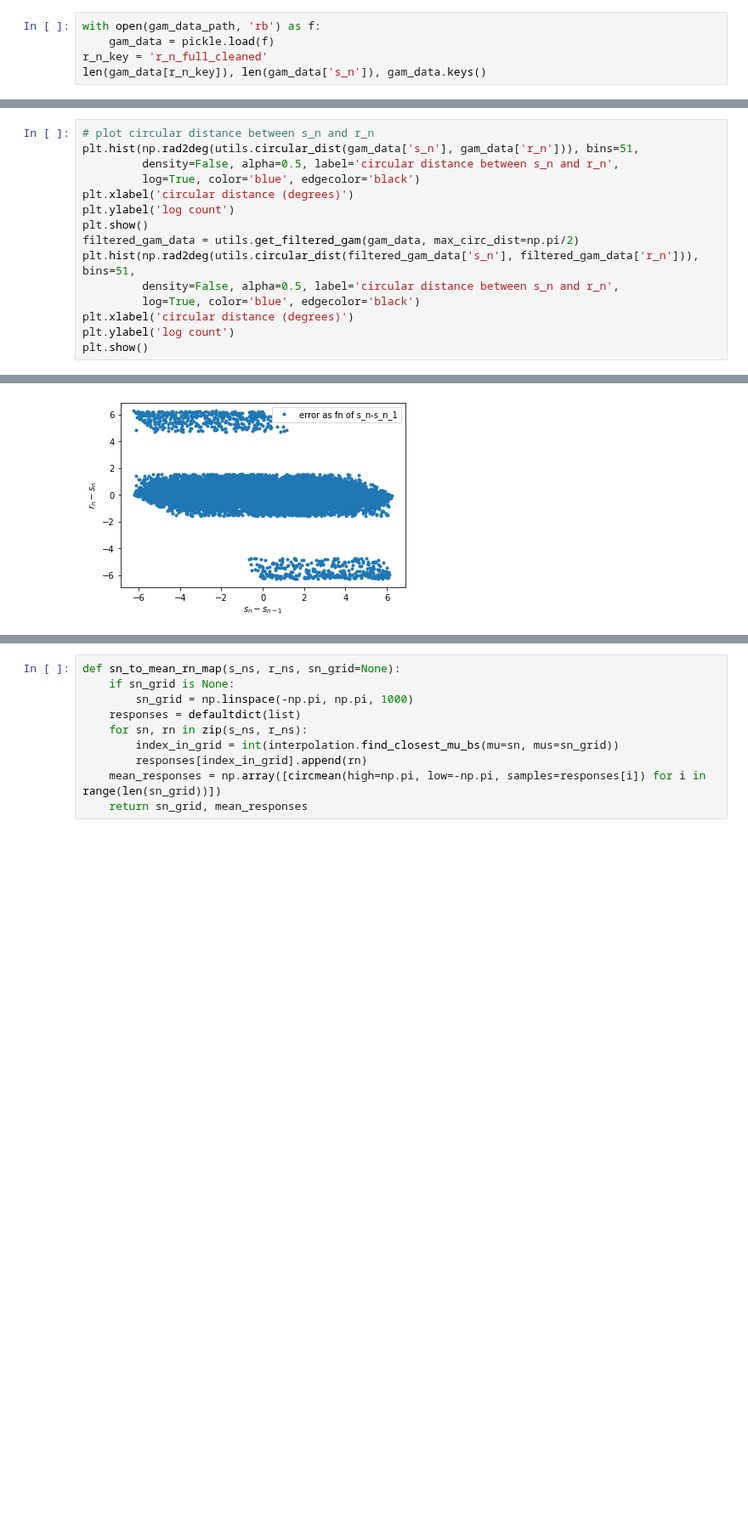
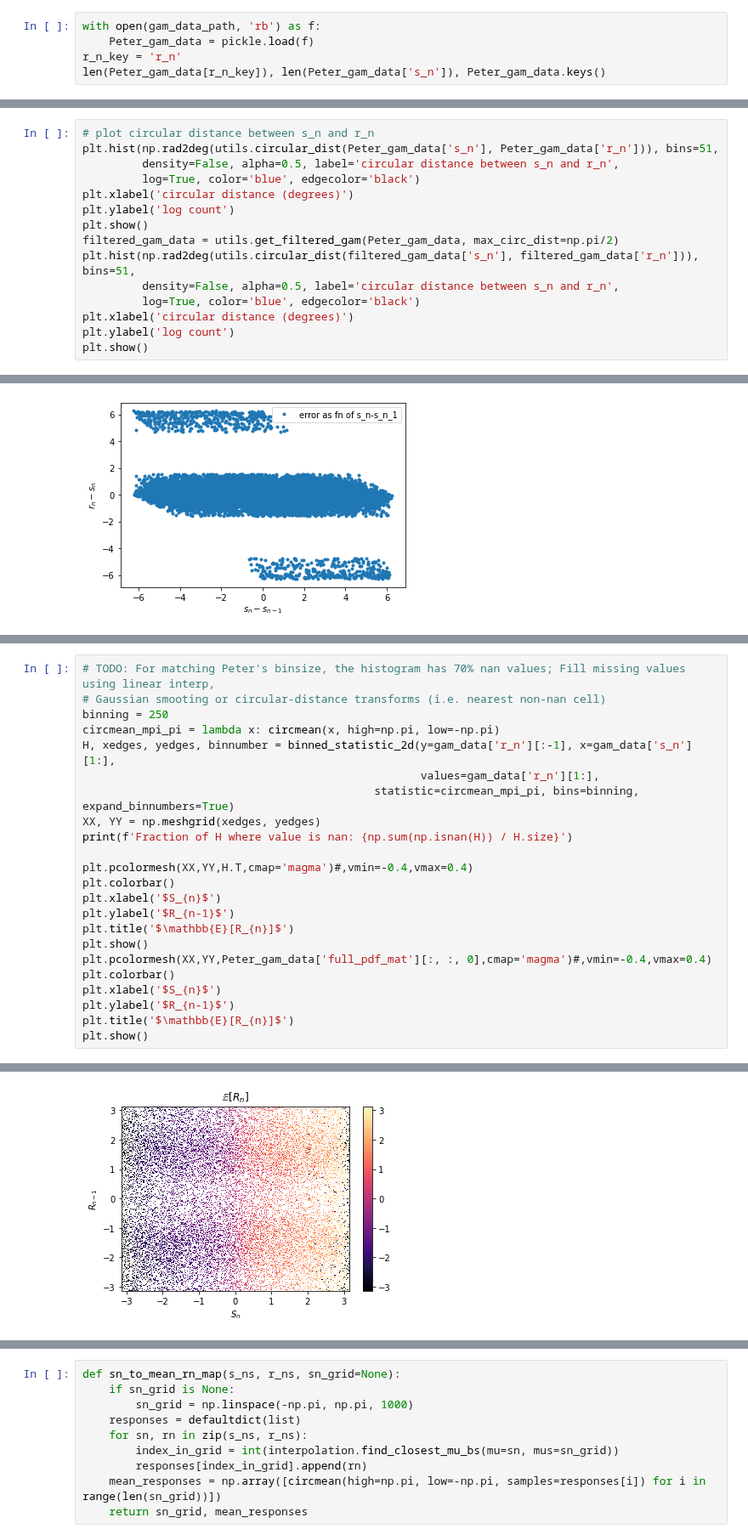
Before and after one commit to ak47na/multisensory_causal_inference, a Jupyter notebook: serial_dependence.ipynb, the cells around one changed output, grey strips where cells are left out. Shown at 85% size. Cells and saved outputs as stored; diff of their text form; blank space fills up the shorter version.

Commit message:
add gam-format data from filtered dataset

```diff
--- a/serial_dependence.ipynb
+++ b/serial_dependence.ipynb
@@ -24,8 +15,8 @@ gam_data_path = './base_bayesian_contour_1_circular_gam.pkl'
 # %%
 with open(gam_data_path, 'rb') as f:
-    gam_data = pickle.load(f)
-r_n_key = 'r_n_full_cleaned'
-len(gam_data[r_n_key]), len(gam_data['s_n']), gam_data.keys()
+    Peter_gam_data = pickle.load(f)
+r_n_key = 'r_n'
+len(Peter_gam_data[r_n_key]), len(Peter_gam_data['s_n']), Peter_gam_data.keys()
 # %% [output]
 (24219,
  24219,
@@ -46,12 +39,12 @@ Filter lapses
 # %%
 # plot circular distance between s_n and r_n
-plt.hist(np.rad2deg(utils.circular_dist(gam_data['s_n'], gam_data['r_n'])), bins=51,
+plt.hist(np.rad2deg(utils.circular_dist(Peter_gam_data['s_n'], Peter_gam_data['r_n'])), bins=51,
          density=False, alpha=0.5, label='circular distance between s_n and r_n',
          log=True, color='blue', edgecolor='black')
 plt.xlabel('circular distance (degrees)')
 plt.ylabel('log count')
 plt.show()
-filtered_gam_data = utils.get_filtered_gam(gam_data, max_circ_dist=np.pi/2)
+filtered_gam_data = utils.get_filtered_gam(Peter_gam_data, max_circ_dist=np.pi/2)
 plt.hist(np.rad2deg(utils.circular_dist(filtered_gam_data['s_n'], filtered_gam_data['r_n'])), bins=51,
          density=False, alpha=0.5, label='circular distance between s_n and r_n',
          log=True, color='blue', edgecolor='black')
@@ -97,0 +95,24 @@ plt.show()
+# %%
+# TODO: For matching Peter's binsize, the histogram has 70% nan values; Fill missing values using linear interp,
+# Gaussian smooting or circular-distance transforms (i.e. nearest non-nan cell)
+binning = 250
+circmean_mpi_pi = lambda x: circmean(x, high=np.pi, low=-np.pi)
+H, xedges, yedges, binnumber = binned_statistic_2d(y=gam_data['r_n'][:-1], x=gam_data['s_n'][1:],
+                                                   values=gam_data['r_n'][1:],
+                                            statistic=circmean_mpi_pi, bins=binning, expand_binnumbers=True)
+XX, YY = np.meshgrid(xedges, yedges)
+print(f'Fraction of H where value is nan: {np.sum(np.isnan(H)) / H.size}')
+
+plt.pcolormesh(XX,YY,H.T,cmap='magma')#,vmin=-0.4,vmax=0.4)
+plt.colorbar()
+plt.xlabel('$S_{n}$')
+plt.ylabel('$R_{n-1}$')
+plt.title('$\mathbb{E}[R_{n}]$')
+plt.show()
+plt.pcolormesh(XX,YY,Peter_gam_data['full_pdf_mat'][:, :, 0],cmap='magma')#,vmin=-0.4,vmax=0.4)
+plt.colorbar()
+plt.xlabel('$S_{n}$')
+plt.ylabel('$R_{n-1}$')
+plt.title('$\mathbb{E}[R_{n}]$')
+plt.show()
+# %% [output]
@@ -97,0 +120 @@ plt.show()
+[figure, added]
```
Also changed, not shown: parts of 9 cells of this notebook.
